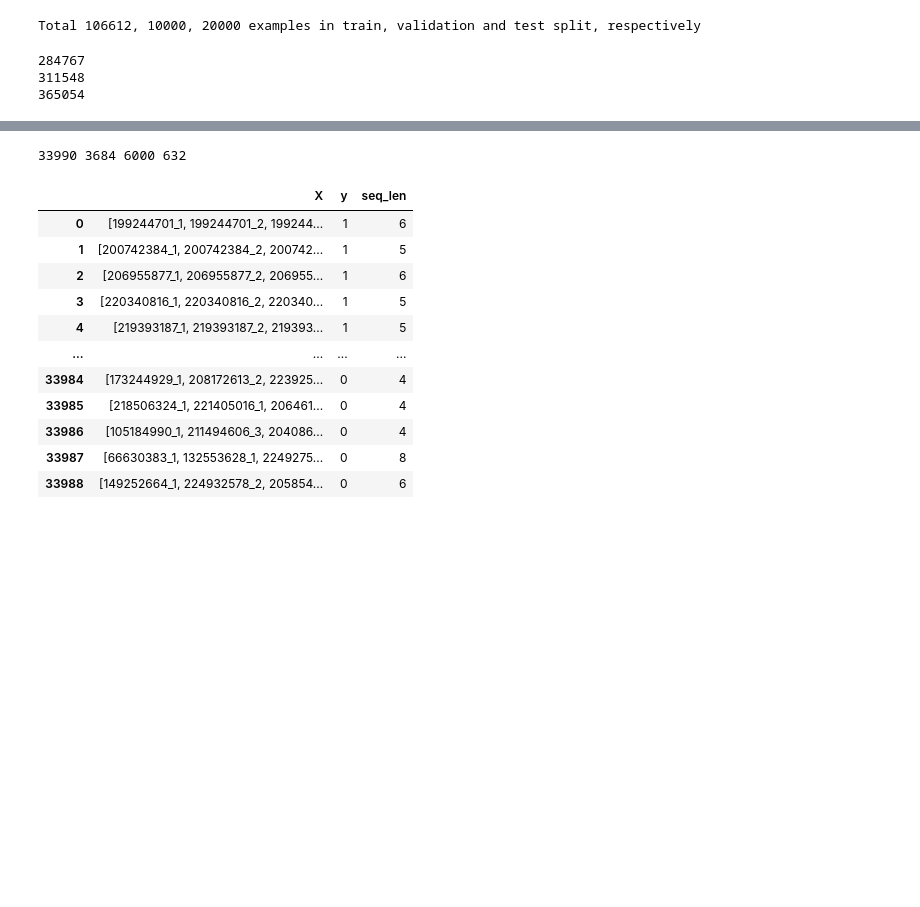
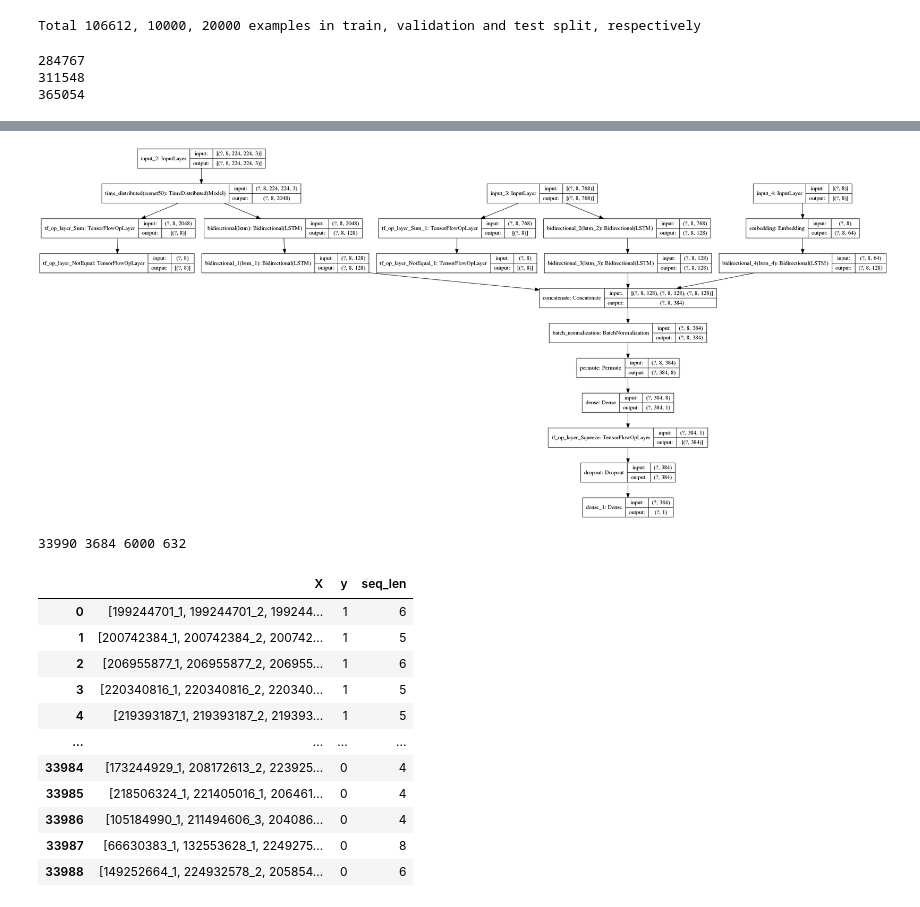
Before and after one commit to aeroabir/fashion_recommender, a Jupyter notebook: outfit_compatibility.ipynb, the cells around one changed output, grey strips where cells are left out. Drawn from its saved outputs; the diff is of its cells as text; code cells hidden in the pictures; blank space fills up the shorter version.

```diff
--- a/outfit_compatibility.ipynb
+++ b/outfit_compatibility.ipynb
@@ -219,3 +267,8 @@ ________________________________________________________________________________
+# %%
+dot_img_file = f"model_{model_type}.png"
+tf.keras.utils.plot_model(model, to_file=dot_img_file, show_shapes=True)
+# %% [output]
+[figure, added]
 # %%
 filtered_train_X = [x for x in train_X if len(x) == max_seq_len]
 filtered_valid_X = [x for x in valid_X if len(x) == max_seq_len]
```
Also changed, not shown: parts of 16 cells of this notebook, 15 other files.
